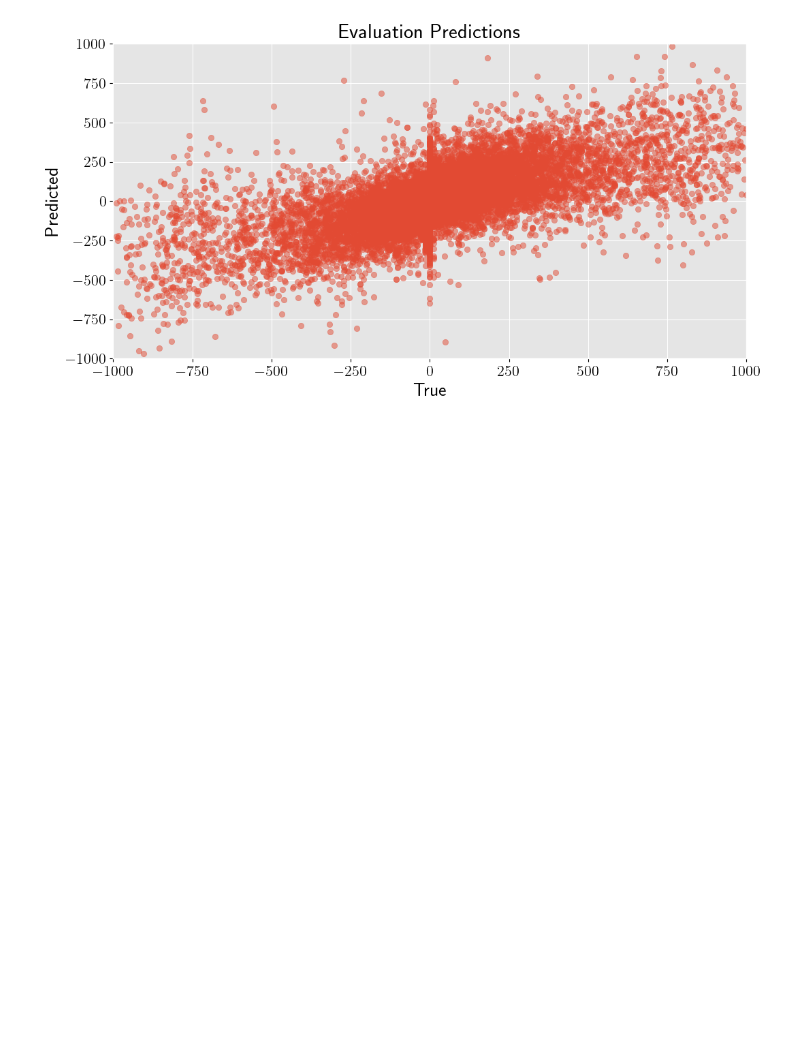
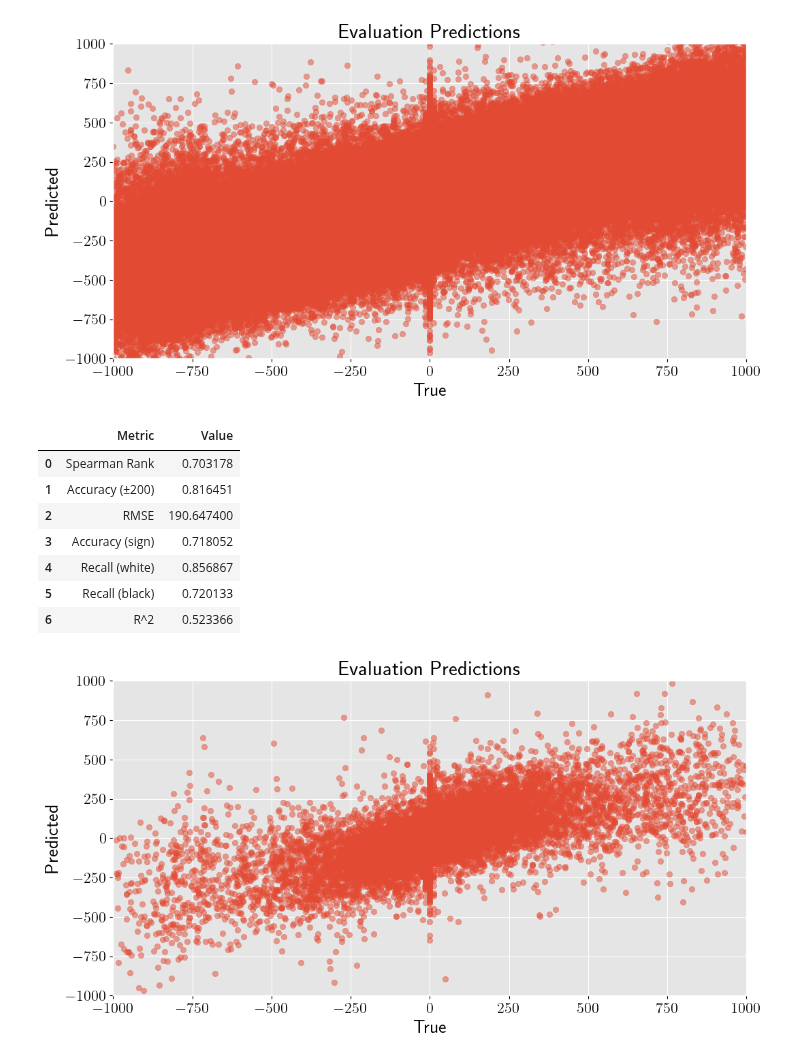
Before and after one commit to NatanSisoev/Chess-ML-Evaluator, a Jupyter notebook: storage/storage.ipynb, the cells around one changed output. Drawn from its saved outputs; the diff is of its cells as text; code cells hidden in the pictures; blank space fills up the shorter version.

Commit message:
Saved and timed all dataframes and pre-fitted models

```diff
--- a/storage/storage.ipynb
+++ b/storage/storage.ipynb
@@ -17 +30,15 @@ sm.list_models()
+# %%
+xgb_four_full_rd_mm, four_full_rd_dm = load_model("xgb_four_full_rd")  # ~2 minutes
+xgb_four_full_rd_mm.predict(four_full_rd_dm.X_test)
+evaluate(xgb_four_full_rd_mm, four_full_rd_dm)
+# %% [output]
+[figure, added]
+|  | Metric | Value |
+| 0 | Spearman Rank | 0.703178 |
+| 1 | Accuracy (±200) | 0.816451 |
+| 2 | RMSE | 190.647400 |
+| 3 | Accuracy (sign) | 0.718052 |
+| 4 | Recall (white) | 0.856867 |
+| 5 | Recall (black) | 0.720133 |
+| 6 | R^2 | 0.523366 |
 # %%
```
Also changed, not shown: parts of 3 cells of this notebook, 22 other files.
